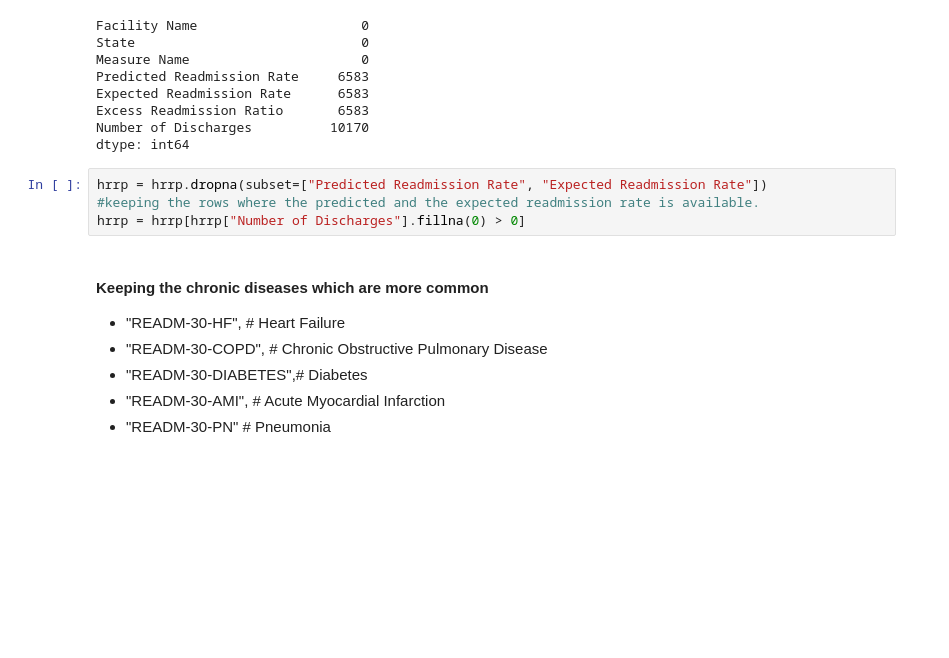
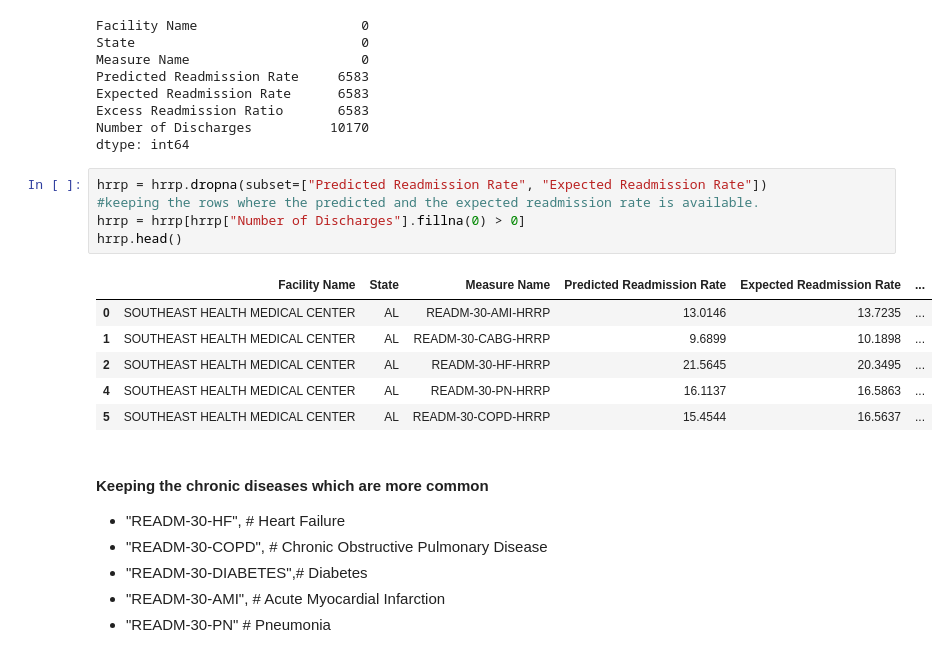
Before and after one commit to pranjul11garg/Population-Health-Financial-Impact-Analysis-CMS-CDC-Data, a Jupyter notebook: scripts/data_cleaning.ipynb, the cells around one changed output. Cells and saved outputs as stored; diff of their text form; blank space fills up the shorter version.

```diff
--- a/scripts/data_cleaning.ipynb
+++ b/scripts/data_cleaning.ipynb
@@ -135,7 +135,15 @@ dtype: int64
 # %%
 hrrp = hrrp.dropna(subset=["Predicted Readmission Rate", "Expected Readmission Rate"])
 #keeping the rows where the predicted and the expected readmission rate is available.
 hrrp = hrrp[hrrp["Number of Discharges"].fillna(0) > 0]
+hrrp.head()
+# %% [output]
+|  | Facility Name | State | Measure Name | Predicted Readmission Rate | Expected Readmission Rate | ... |
+| 0 | SOUTHEAST HEALTH MEDICAL CENTER | AL | READM-30-AMI-HRRP | 13.0146 | 13.7235 | ... |
+| 1 | SOUTHEAST HEALTH MEDICAL CENTER | AL | READM-30-CABG-HRRP | 9.6899 | 10.1898 | ... |
+| 2 | SOUTHEAST HEALTH MEDICAL CENTER | AL | READM-30-HF-HRRP | 21.5645 | 20.3495 | ... |
+| 4 | SOUTHEAST HEALTH MEDICAL CENTER | AL | READM-30-PN-HRRP | 16.1137 | 16.5863 | ... |
+| 5 | SOUTHEAST HEALTH MEDICAL CENTER | AL | READM-30-COPD-HRRP | 15.4544 | 16.5637 | ... |
 # %% [markdown]
 #### Keeping the chronic diseases which are more common
 - "READM-30-HF",      # Heart Failure
```
Also changed, not shown: parts of 8 cells of this notebook, 1 other file.
